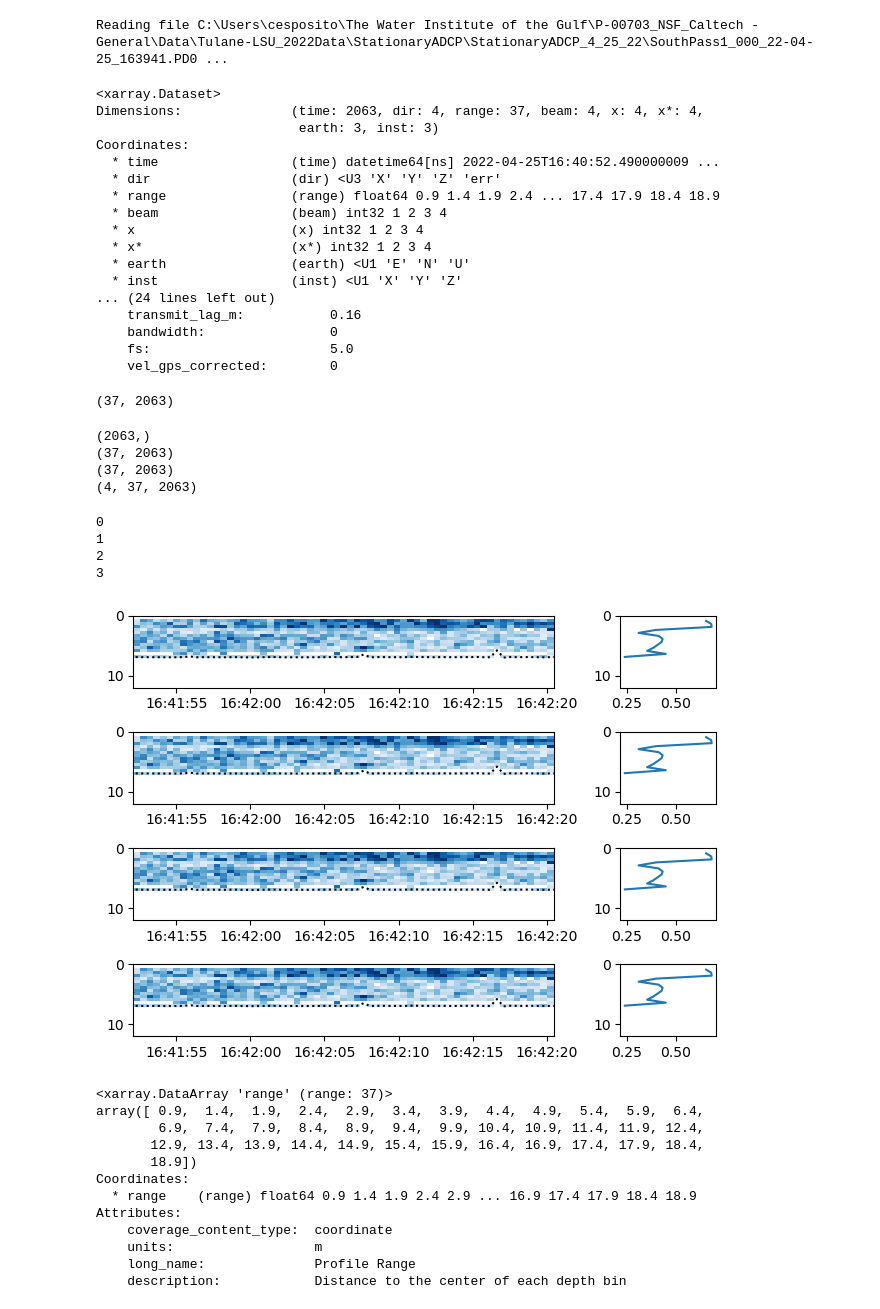
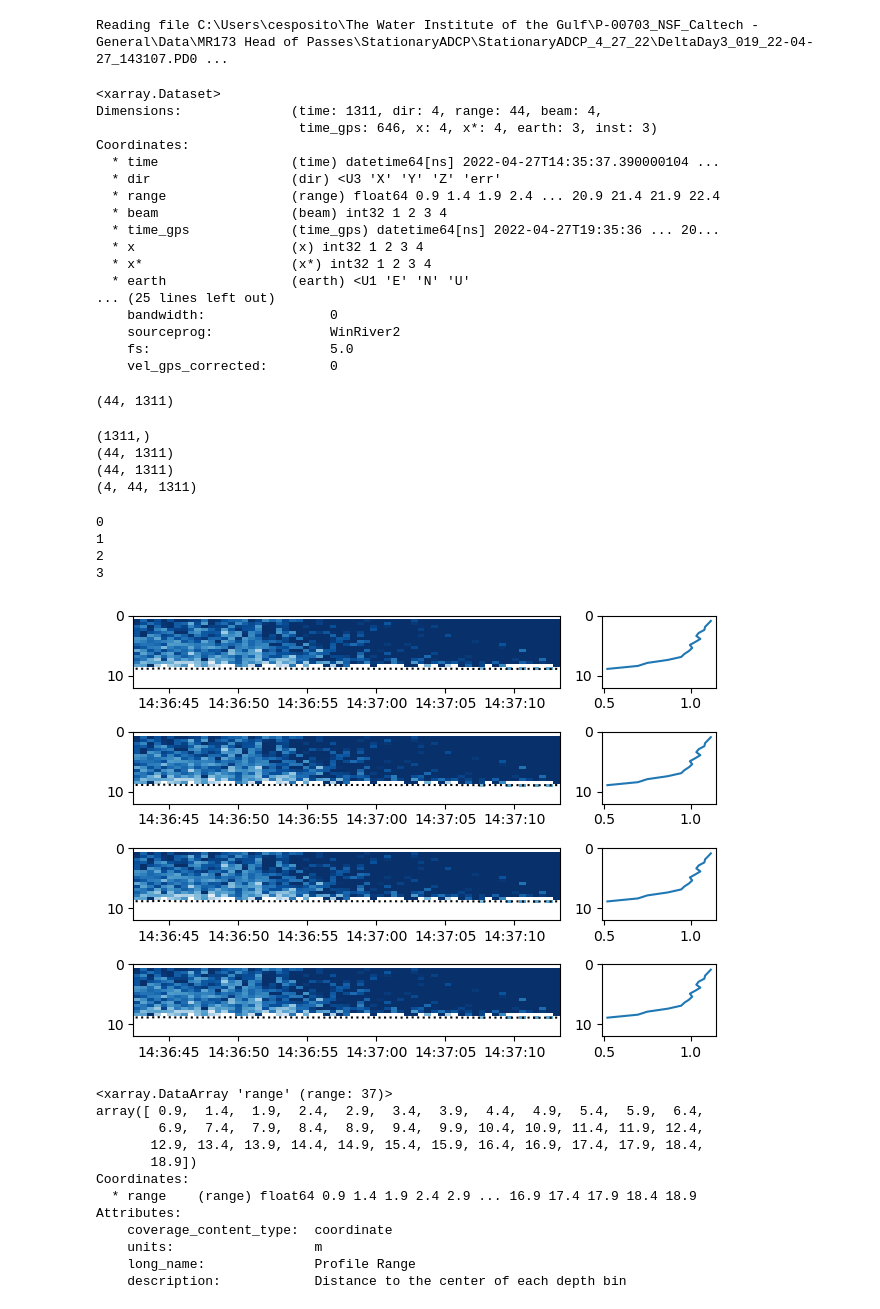
Before and after one commit to cresposito/flocs-lmr, a Jupyter notebook: adcpTestRead.ipynb, the cells around one changed output. Saved outputs shown, nothing was run; the diff lists cells and outputs as text; code cells hidden in the pictures.

```diff
--- a/adcpTestRead.ipynb
+++ b/adcpTestRead.ipynb
@@ -8,32 +9,33 @@ import matplotlib.dates as dt
 # %%
+dataFolder=r"C:\Users\cesposito\The Water Institute of the Gulf\P-00703_NSF_Caltech - General\Data\MR173 Head of Passes\StationaryADCP\StationaryADCP_4_27_22"
 
-adcpPath= r'C:\Users\cesposito\The Water Institute of the Gulf\P-00703_NSF_Caltech - General\Data\Tulane-LSU_2022Data\StationaryADCP\StationaryADCP_4_25_22\SouthPass1_000_22-04-25_163941.PD0'
+adcpFile='DeltaDay3_019_22-04-27_143107.PD0'
+
+adcpPath= os.path.join(dataFolder,adcpFile)
 
 ens=[133, 196]
 # %%
-
-
 
 ds=dolfyn.read(adcpPath)
 
 ds
 # %% [output]
-Reading file C:\Users\cesposito\The Water Institute of the Gulf\P-00703_NSF_Caltech - General\Data\Tulane-LSU_2022Data\StationaryADCP\StationaryADCP_4_25_22\SouthPass1_000_22-04-25_163941.PD0 ...
+Reading file C:\Users\cesposito\The Water Institute of the Gulf\P-00703_NSF_Caltech - General\Data\MR173 Head of Passes\StationaryADCP\StationaryADCP_4_27_22\DeltaDay3_019_22-04-27_143107.PD0 ...
 <xarray.Dataset>
-Dimensions:              (time: 2063, dir: 4, range: 37, beam: 4, x: 4, x*: 4,
-                          earth: 3, inst: 3)
+Dimensions:              (time: 1311, dir: 4, range: 44, beam: 4,
+                          time_gps: 646, x: 4, x*: 4, earth: 3, inst: 3)
 Coordinates:
-  * time                 (time) datetime64[ns] 2022-04-25T16:40:52.490000009 ...
+  * time                 (time) datetime64[ns] 2022-04-27T14:35:37.390000104 ...
   * dir                  (dir) <U3 'X' 'Y' 'Z' 'err'
-  * range                (range) float64 0.9 1.4 1.9 2.4 ... 17.4 17.9 18.4 18.9
+  * range                (range) float64 0.9 1.4 1.9 2.4 ... 20.9 21.4 21.9 22.4
   * beam                 (beam) int32 1 2 3 4
+  * time_gps             (time_gps) datetime64[ns] 2022-04-27T19:35:36 ... 20...
   * x                    (x) int32 1 2 3 4
   * x*                   (x*) int32 1 2 3 4
   * earth                (earth) <U1 'E' 'N' 'U'
-  * inst                 (inst) <U1 'X' 'Y' 'Z'
-... (24 lines left out)
-    transmit_lag_m:           0.16
+... (25 lines left out)
     bandwidth:                0
+    sourceprog:               WinRiver2
     fs:                       5.0
     vel_gps_corrected:        0
 # %%
@@ -47,7 +49,7 @@ V3=np.linalg.norm(V2,axis=0)
 dd=ds['prcnt_gd'].sum(dim='beam')
 print(dd.shape)
 # %% [output]
-(37, 2063)
+(44, 1311)
 # %%
 # Calculate the mean distance for each time
 mean_dist = ds["dist_bt"].mean(dim=["beam"])
@@ -65,10 +67,10 @@ print(mask.shape)
 print(V_mag.shape)
 print(ds.vel.shape)
 # %% [output]
-(2063,)
-(37, 2063)
-(37, 2063)
-(4, 37, 2063)
+(1311,)
+(44, 1311)
+(44, 1311)
+(4, 44, 1311)
 # %%
 
 #remove data that is in the bin that contains the bed depth, as well as the two bins above that
@@ -79,37 +81,42 @@ gs = gridspec.GridSpec(4, 4)
 for i in range(0,4):
 
     ax = fig.add_subplot(gs[i,0:3])
-    pcm = ax.pcolormesh(t[ens[0]:ens[1]], ds['range'], V_mag[:,ens[0]:ens[1]], cmap='Blues', shading='nearest')
+    pcm = ax.pcolormesh(
+        t[ens[0]:ens[1]],
+        ds['range'],
+        V_mag[:,ens[0]:ens[1]],
+        cmap='Blues', shading='nearest'
+        )
     ax.set_ylim([12, 0])
     pcm.set_clim([0, 1])
     ax.plot(t, ds.dist_bt.mean(dim=["beam"],),'k:')
 
     ax = fig.add_subplot(gs[i,3])
     ax.plot(np.nanmean(V_mag[:,ens[0]:ens[1]],axis=1),ds['range'])
     ax.set_ylim([12, 0])
 
     print(i)
 
 # Add colorbar
 #cbar = plt.colorbar(pcm, ax=ax)
 #cbar.set_label('Velocity')  # You can set your desired label here
 
 
 # Set up time on x-axis
 #ax.set_xlabel('Time')
 #ax.xaxis.set_major_formatter(dt.DateFormatter('%H:%M'))
 
 #ax.set_ylabel('Altitude [m]')
 #ax.set_ylim([12, 0])
 
 #plt.clim(0,100)
 #plt.colorbar(label='Horizontal Vel [m/s]')
 # %% [output]
 0
 1
 2
 3
-[figure, old version]
+[figure, new version]
 # %%
 ds['range']
 # %% [output]
```
Also changed, not shown: parts of 1 cell of this notebook, 3 other files.
